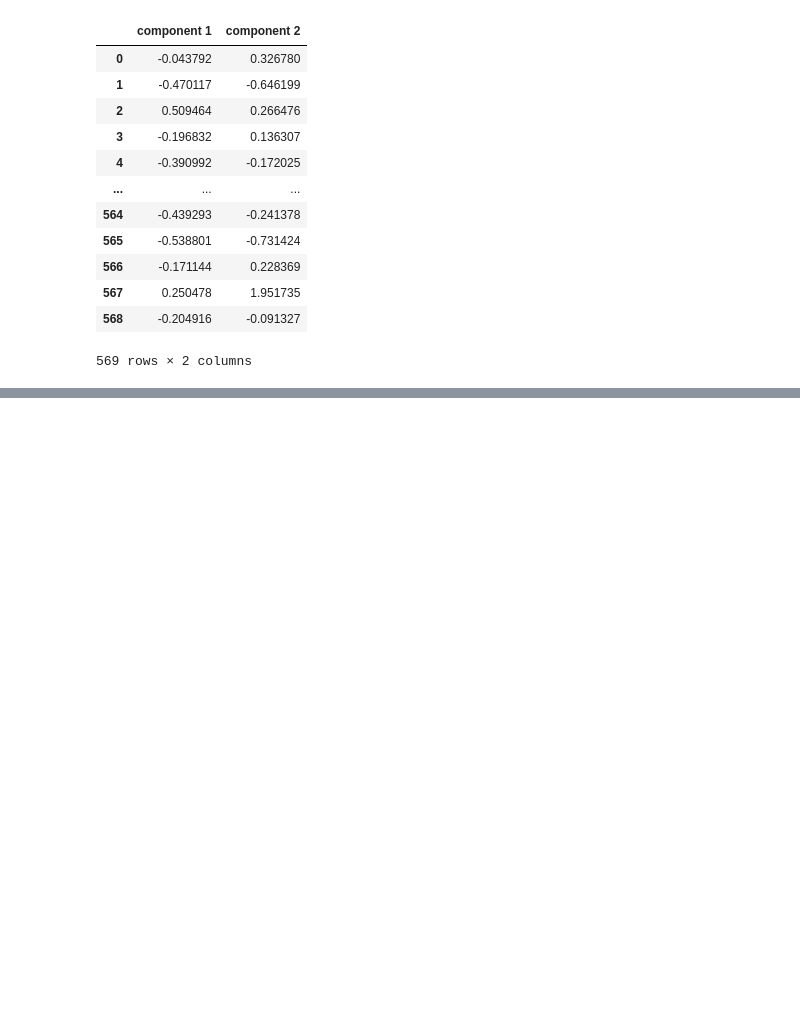
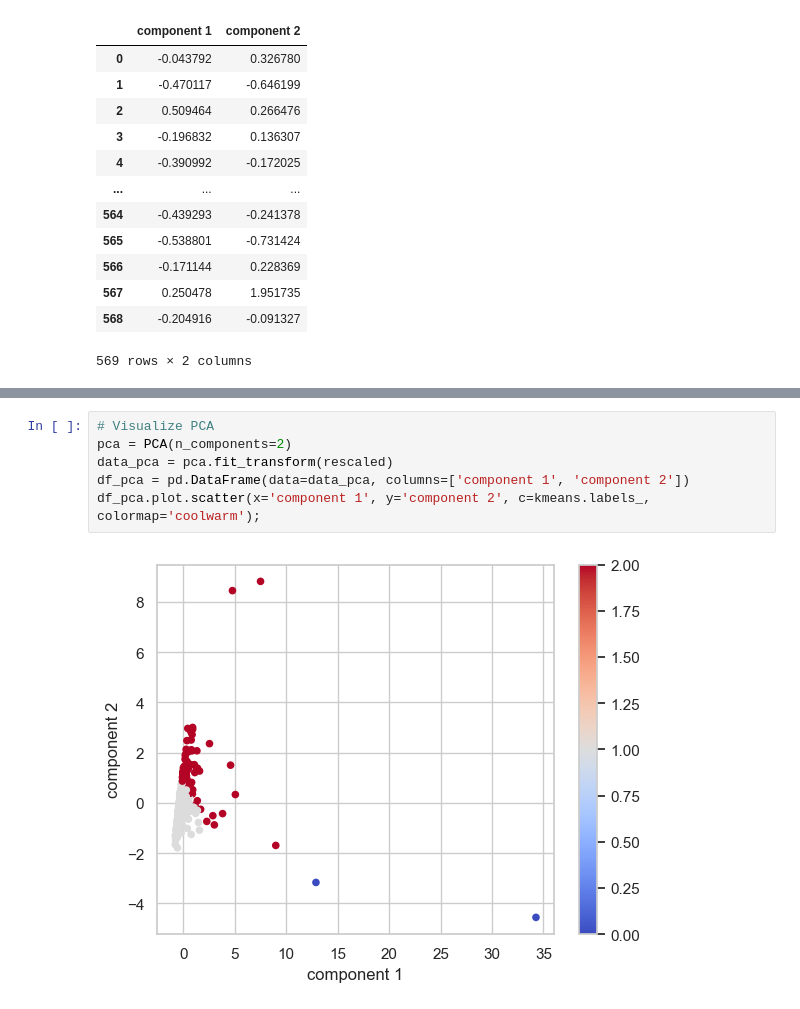
Before and after one commit to Ultraluxe25/Learning-Data-Science-and-Machine-Learning, a Jupyter notebook: Stepik courses/MGIMO Data Analysis - Hypothessis testing and Visualization in Python. PCA. Clusterization with KMeans..ipynb, the cells around one changed output, grey strips where cells are left out. Cells and saved outputs as stored; diff of their text form; blank space fills up the shorter version.

```diff
--- a/Stepik courses/MGIMO Data Analysis - Visualization in Python. PCA.ipynb
+++ b/Stepik courses/MGIMO Data Analysis - Hypothessis testing and Visualization in Python. PCA. Clusterization with KMeans..ipynb
@@ -204,0 +251,8 @@ df_pca
+# %%
+# Visualize PCA
+pca = PCA(n_components=2)
+data_pca = pca.fit_transform(rescaled)
+df_pca = pd.DataFrame(data=data_pca, columns=['component 1', 'component 2'])
+df_pca.plot.scatter(x='component 1', y='component 2', c=kmeans.labels_, colormap='coolwarm');
+# %% [output]
+[figure, added]
```
Also changed, not shown: parts of 12 cells of this notebook.
